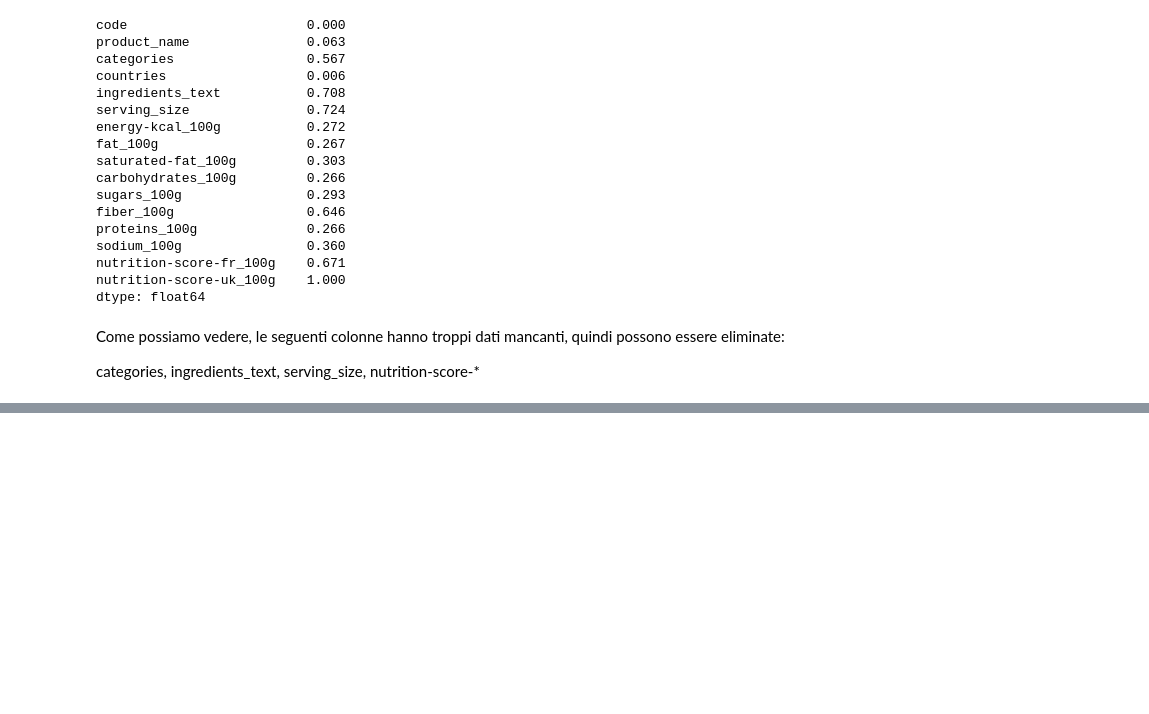
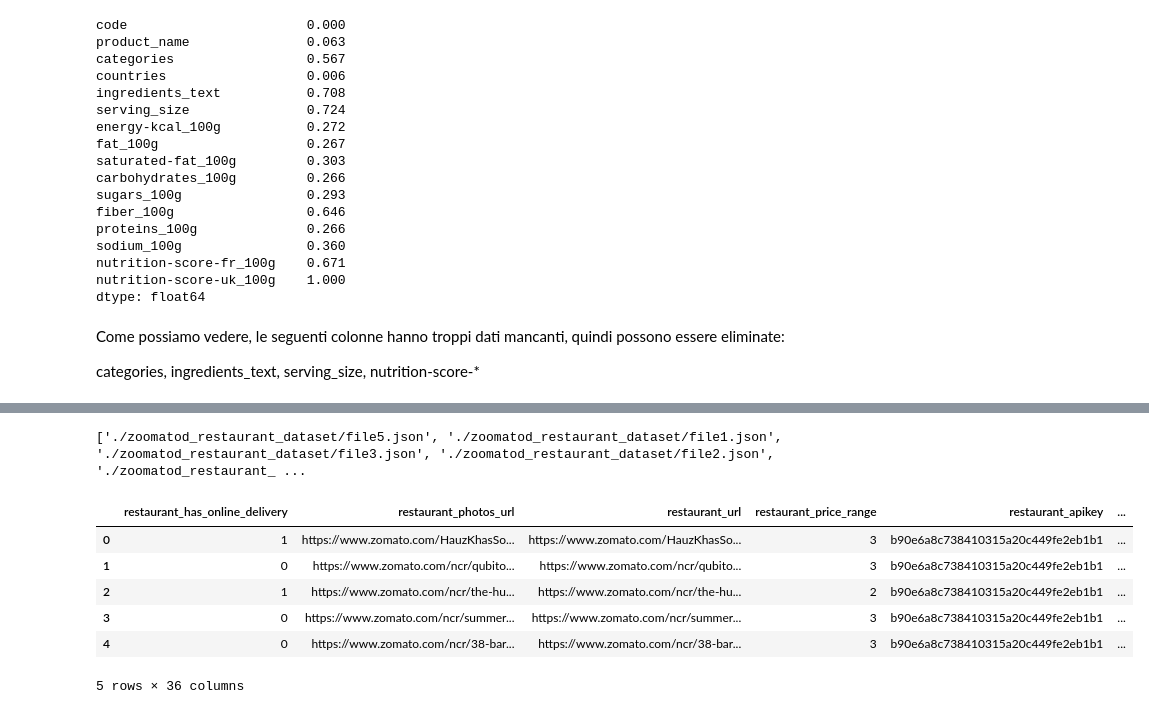
Before and after one commit to deMartino1908303/Dataset-Scouting, a Jupyter notebook: Dataset_test.ipynb, the cells around one changed output, grey strips where cells are left out. Drawn from its saved outputs; the diff is of its cells as text; code cells hidden in the pictures; blank space fills up the shorter version.

```diff
--- a/Dataset_test.ipynb
+++ b/Dataset_test.ipynb
@@ -257,0 +326,33 @@ categories, ingredients_text, serving_size, nutrition-score-*
+# %%
+import pandas as pd
+import glob
+
+json_files = glob.glob("./zoomatod_restaurant_dataset/file*.json")
+print(json_files)
+all_restaurants = []
+
+for file in json_files:
+    # Read the JSON file into a DataFrame
+    df = pd.read_json(file)
+
+    # Check if the DataFrame has a "restaurants" column
+    if "restaurants" in df.columns:
+        # If the entire file is a single JSON object, the restaurants list is in the first row
+        restaurants_list = df["restaurants"].iloc[0]
+        # Normalize the list (each element is expected to be a dictionary with key 'restaurant')
+        df_norm = pd.json_normalize(restaurants_list, sep="_")
+        all_restaurants.append(df_norm)
+    else:
+        print(f"Column 'restaurants' not found in {file}")
+
+final_df = pd.concat(all_restaurants, ignore_index=True)
+final_df.head()
+# %% [output]
+['./zoomatod_restaurant_dataset/file5.json', './zoomatod_restaurant_dataset/file1.json', './zoomatod_restaurant_dataset/file3.json', './zoomatod_restaurant_dataset/file2.json', './zoomatod_restaurant_ ...
+|  | restaurant_has_online_delivery | restaurant_photos_url | restaurant_url | restaurant_price_range | restaurant_apikey | ... |
+| 0 | 1 | https://www.zomato.com/HauzKhasSo... | https://www.zomato.com/HauzKhasSo... | 3 | b90e6a8c738410315a20c449fe2eb1b1 | ... |
+| 1 | 0 | https://www.zomato.com/ncr/qubito... | https://www.zomato.com/ncr/qubito... | 3 | b90e6a8c738410315a20c449fe2eb1b1 | ... |
+| 2 | 1 | https://www.zomato.com/ncr/the-hu... | https://www.zomato.com/ncr/the-hu... | 2 | b90e6a8c738410315a20c449fe2eb1b1 | ... |
+| 3 | 0 | https://www.zomato.com/ncr/summer... | https://www.zomato.com/ncr/summer... | 3 | b90e6a8c738410315a20c449fe2eb1b1 | ... |
+| 4 | 0 | https://www.zomato.com/ncr/38-bar... | https://www.zomato.com/ncr/38-bar... | 3 | b90e6a8c738410315a20c449fe2eb1b1 | ... |
+5 rows × 36 columns
```
Also changed, not shown: parts of 6 cells of this notebook, 7 other files.
